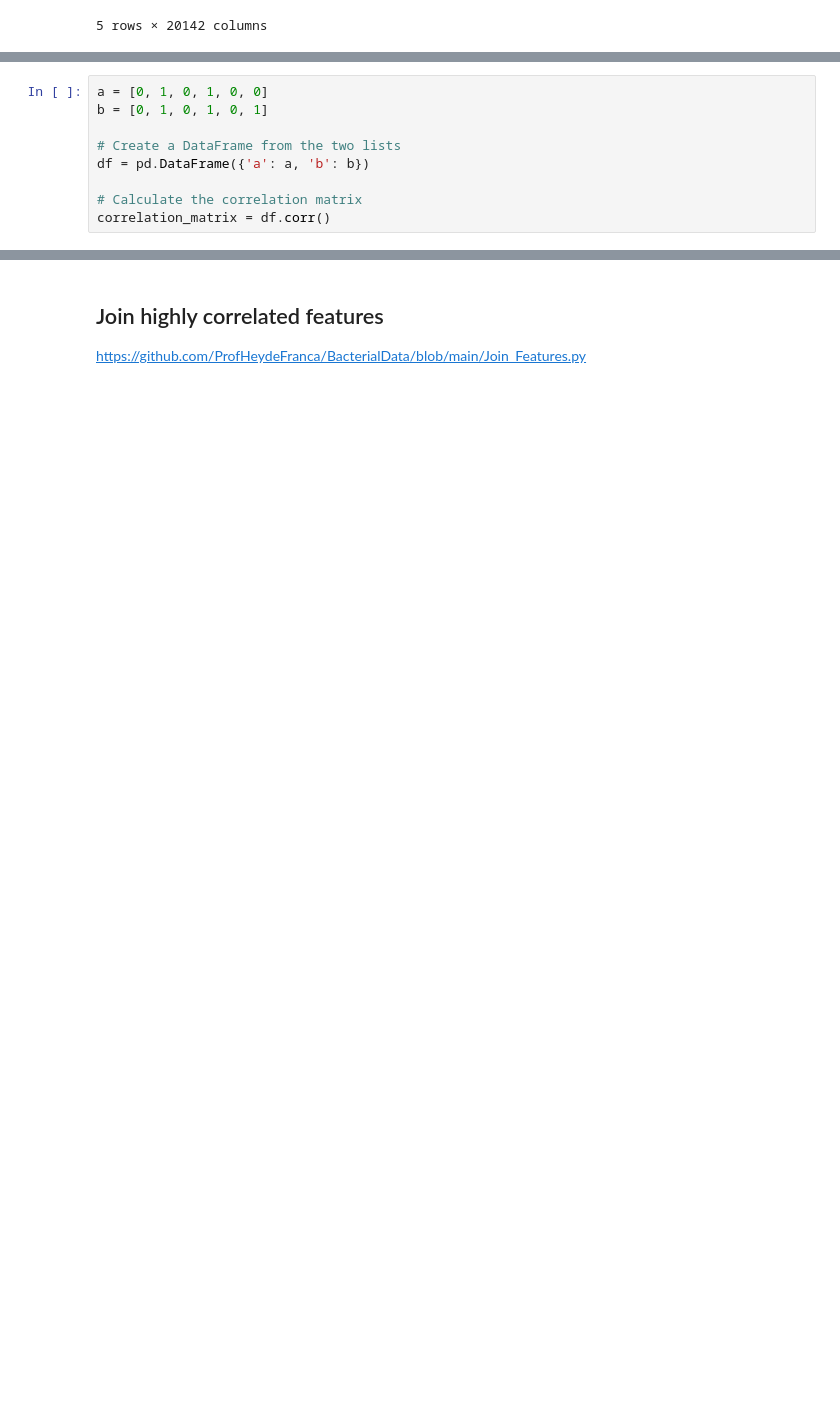
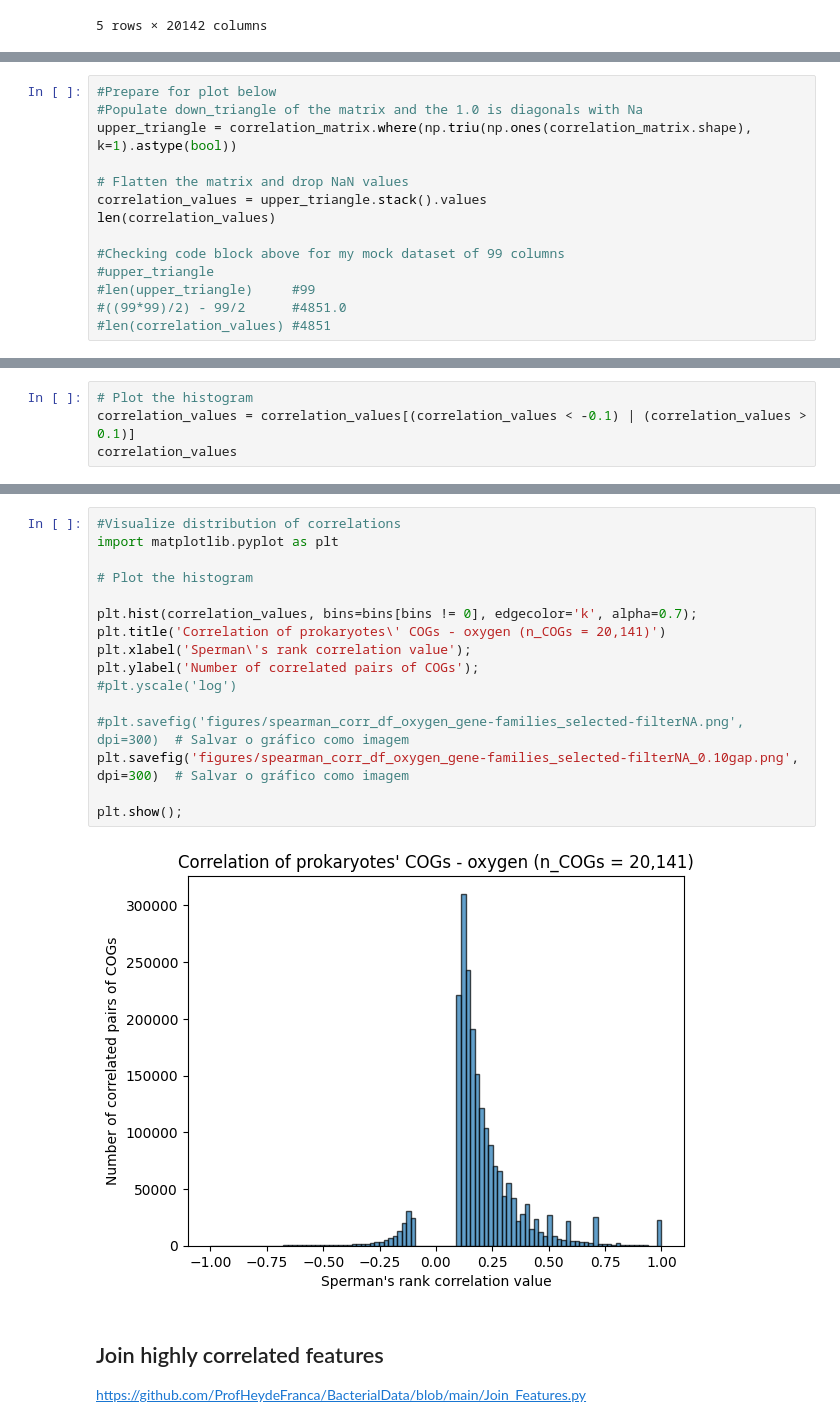
Before and after one commit to ProfHeydeFranca/BacterialData, a Jupyter notebook: oxygen/feature_selection.ipynb, the cells around one changed output, grey strips where cells are left out. Saved outputs shown, nothing was run; the diff lists cells and outputs as text; blank space fills up the shorter version.

Commit message:
added corr plots

```diff
--- a/oxygen/feature_selection.ipynb
+++ b/oxygen/feature_selection.ipynb
@@ -89,9 +100,0 @@ correlation_pearson
-# %%
-a = [0, 1, 0, 1, 0, 0]
-b = [0, 1, 0, 1, 0, 1]
-
-# Create a DataFrame from the two lists
-df = pd.DataFrame({'a': a, 'b': b})
-
-# Calculate the correlation matrix
-correlation_matrix = df.corr()
@@ -100,0 +101,14 @@ correlation_matrix = df.corr()
+# %%
+#Prepare for plot below
+#Populate down_triangle of the matrix and the 1.0 is diagonals with Na
+upper_triangle = correlation_matrix.where(np.triu(np.ones(correlation_matrix.shape), k=1).astype(bool))
+
+# Flatten the matrix and drop NaN values
+correlation_values = upper_triangle.stack().values
+len(correlation_values)
+
+#Checking code block above for my mock dataset of 99 columns
+#upper_triangle
+#len(upper_triangle)     #99
+#((99*99)/2) - 99/2      #4851.0
+#len(correlation_values) #4851
@@ -100,0 +125,4 @@ correlation_matrix = df.corr()
+# %%
+# Plot the histogram
+correlation_values = correlation_values[(correlation_values < -0.1) | (correlation_values > 0.1)]
+correlation_values
@@ -101,3 +131,21 @@ correlation_matrix = df.corr()
+# %%
+#Visualize distribution of correlations
+import matplotlib.pyplot as plt
+
+# Plot the histogram
+
+plt.hist(correlation_values, bins=bins[bins != 0], edgecolor='k', alpha=0.7);
+plt.title('Correlation of prokaryotes\' COGs - oxygen (n_COGs = 20,141)')
+plt.xlabel('Sperman\'s rank correlation value');
+plt.ylabel('Number of correlated pairs of COGs');
+#plt.yscale('log')
+
+#plt.savefig('figures/spearman_corr_df_oxygen_gene-families_selected-filterNA.png', dpi=300)  # Salvar o gráfico como imagem
+plt.savefig('figures/spearman_corr_df_oxygen_gene-families_selected-filterNA_0.10gap.png', dpi=300)  # Salvar o gráfico como imagem
+
+plt.show();
+# %% [output]
+[figure, added]
 # %% [markdown]
 ## Join highly correlated features
 
```
Also changed, not shown: parts of 13 cells of this notebook, 2 other files.
